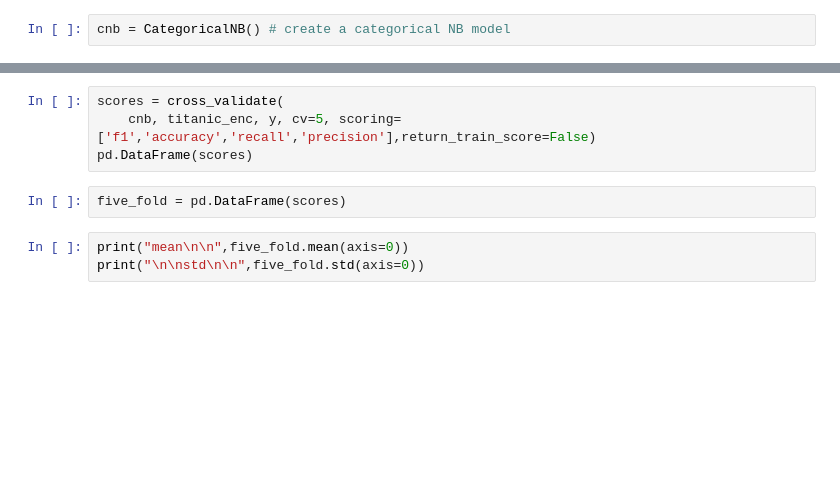
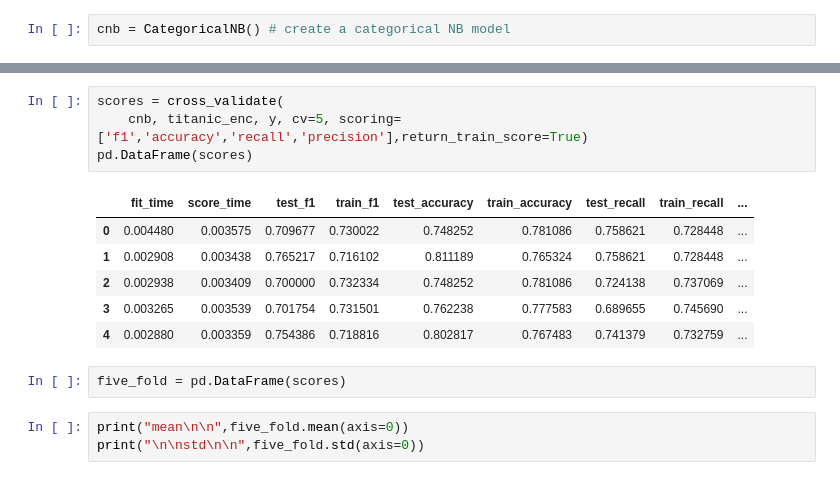
Before and after one commit to matthewpecsok/4482_fall_2022, a Jupyter notebook: tutorials/4482_Naive_Bayes_CV-Titanic-Tutorial.ipynb, the cells around one changed output, grey strips where cells are left out. Cells and saved outputs as stored; diff of their text form; blank space fills up the shorter version.

```diff
--- a/tutorials/4482_Naive_Bayes_CV-Titanic-Tutorial.ipynb
+++ b/tutorials/4482_Naive_Bayes_CV-Titanic-Tutorial.ipynb
@@ -122,7 +225,14 @@ cross_validate(
 # %%
 scores = cross_validate(
-    cnb, titanic_enc, y, cv=5, scoring=['f1','accuracy','recall','precision'],return_train_score=False)
+    cnb, titanic_enc, y, cv=5, scoring=['f1','accuracy','recall','precision'],return_train_score=True)
 pd.DataFrame(scores)
+# %% [output]
+|  | fit_time | score_time | test_f1 | train_f1 | test_accuracy | train_accuracy | test_recall | train_recall | ... |
+| 0 | 0.004480 | 0.003575 | 0.709677 | 0.730022 | 0.748252 | 0.781086 | 0.758621 | 0.728448 | ... |
+| 1 | 0.002908 | 0.003438 | 0.765217 | 0.716102 | 0.811189 | 0.765324 | 0.758621 | 0.728448 | ... |
+| 2 | 0.002938 | 0.003409 | 0.700000 | 0.732334 | 0.748252 | 0.781086 | 0.724138 | 0.737069 | ... |
+| 3 | 0.003265 | 0.003539 | 0.701754 | 0.731501 | 0.762238 | 0.777583 | 0.689655 | 0.745690 | ... |
+| 4 | 0.002880 | 0.003359 | 0.754386 | 0.718816 | 0.802817 | 0.767483 | 0.741379 | 0.732759 | ... |
 # %%
 five_fold = pd.DataFrame(scores)
 # %%
```
Also changed, not shown: parts of 20 cells of this notebook.
